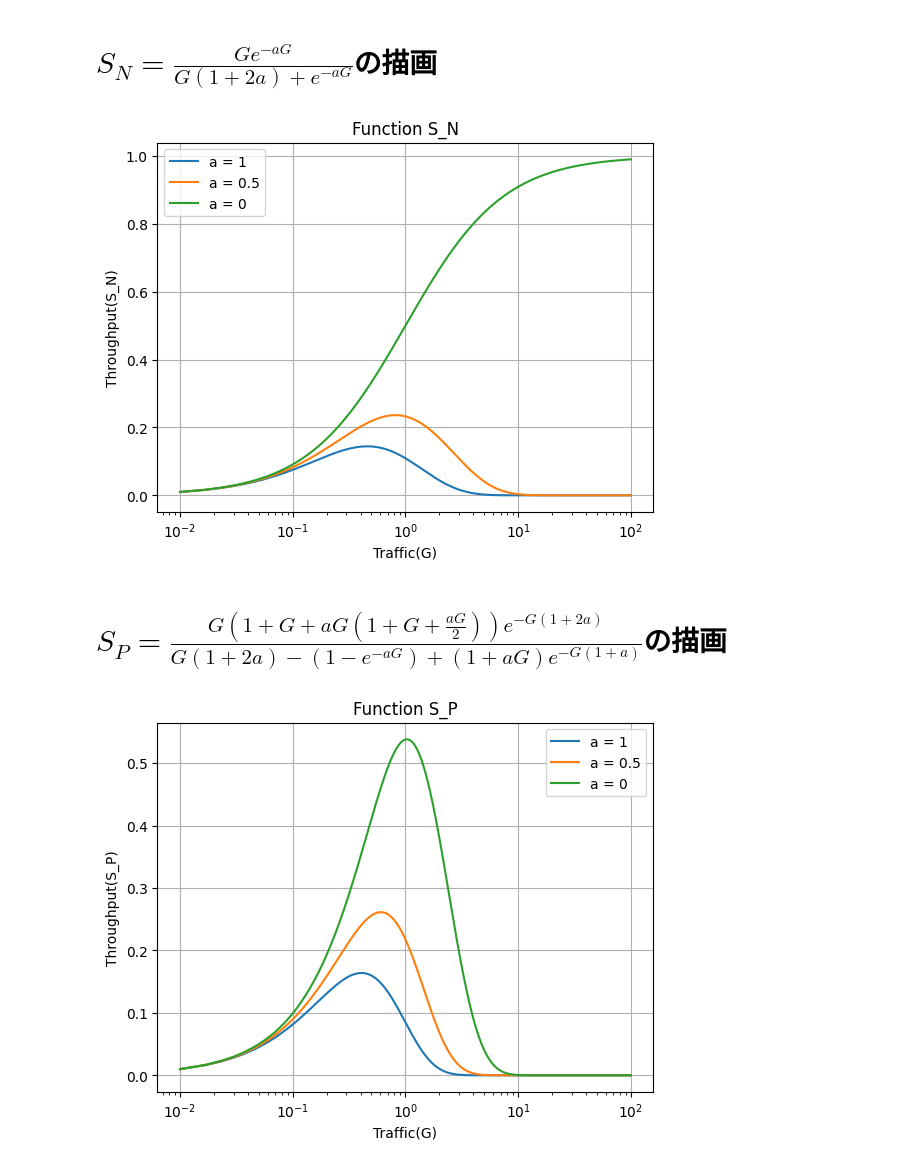
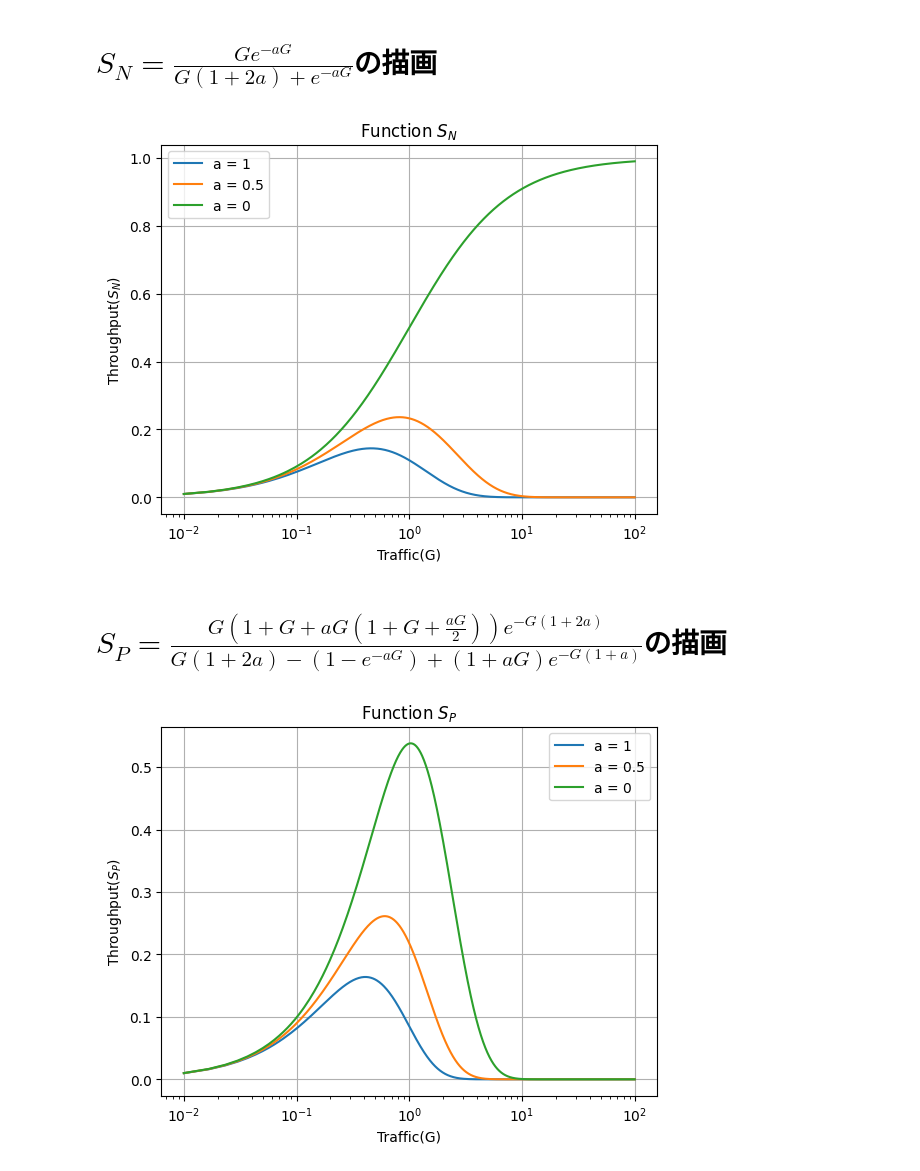
Before and after one commit to ryoww/seminar, a Jupyter notebook: telecomminucation/graph.ipynb, the cells around one changed output. Cells and saved outputs as stored; diff of their text form; code cells hidden in the pictures.

```diff
--- a/telecomminucation/graph.ipynb
+++ b/telecomminucation/graph.ipynb
@@ -99,34 +99,34 @@ plt.show()
 # %%
 import numpy as np
 import matplotlib.pyplot as plt
 
 def func(G, a):
     numerator = G * np.exp(-a * G)
     denominator = G * (1 + 2 * a) + np.exp(-a * G)
     return numerator / denominator
 
 # パラメータの設定
 G = np.linspace(0.01, 100, 15000)  # Gの範囲と分割数を指定
 
 # 関数の評価
 S_N_1 = func(G, 1)
 S_N_5 = func(G, 0.5)
 S_N_0 = func(G, 0)
 
 # グラフの描画
 plt.plot(G, S_N_1, label= "a = 1")
 plt.plot(G, S_N_5, label= "a = 0.5")
 plt.plot(G, S_N_0, label= "a = 0")
 
 plt.xscale("log")
 plt.xlabel('Traffic(G)')
-plt.ylabel('Throughput(S_N)')
-plt.title('Function S_N')
+plt.ylabel(r'Throughput($S_N$)')
+plt.title(r'Function $S_N$')
 plt.grid(True)
 plt.legend()
 plt.show()
 # %% [output]
-[figure, old version]
+[figure, new version]
 # %% [markdown]
 # $S_P = \frac{G(1 + G + aG(1 + G + \frac{aG}{2}))e^{-G(1+2a)}}{G(1 + 2a) - (1 - e^{-aG}) + (1 + aG)e^{-G(1 + a)}}$の描画
 # %%
@@ -154,10 +154,10 @@ plt.plot(G, S_N_0, label= "a = 0")
 
 plt.xscale("log")
 plt.xlabel('Traffic(G)')
-plt.ylabel('Throughput(S_P)')
-plt.title('Function S_P')
+plt.ylabel(r'Throughput($S_P$)')
+plt.title(r'Function $S_P$')
 plt.grid(True)
 plt.legend()
 plt.show()
 # %% [output]
-[figure, old version]
+[figure, new version]
```
Also changed, not shown: parts of 3 cells of this notebook, 12 other files.
